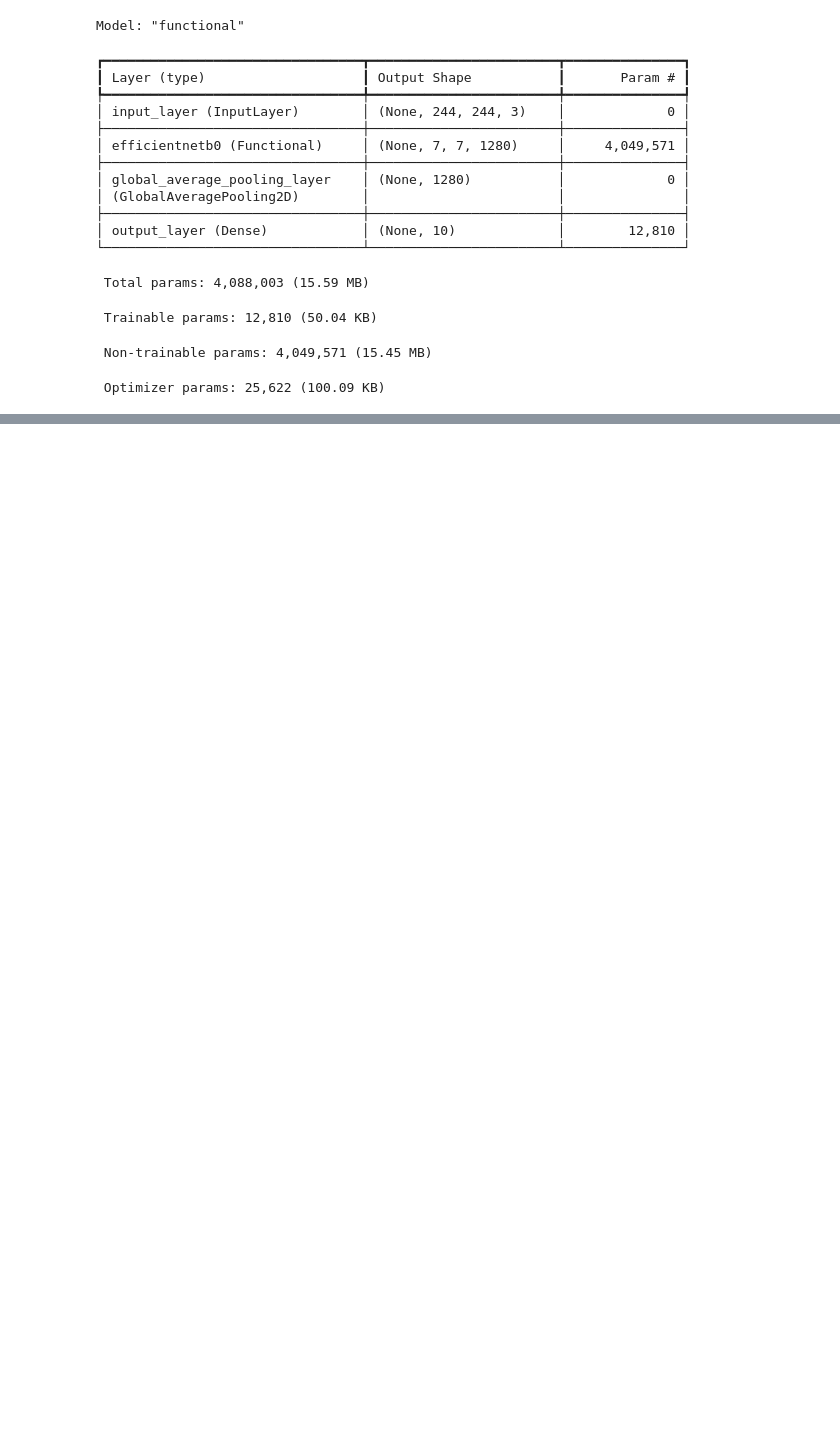
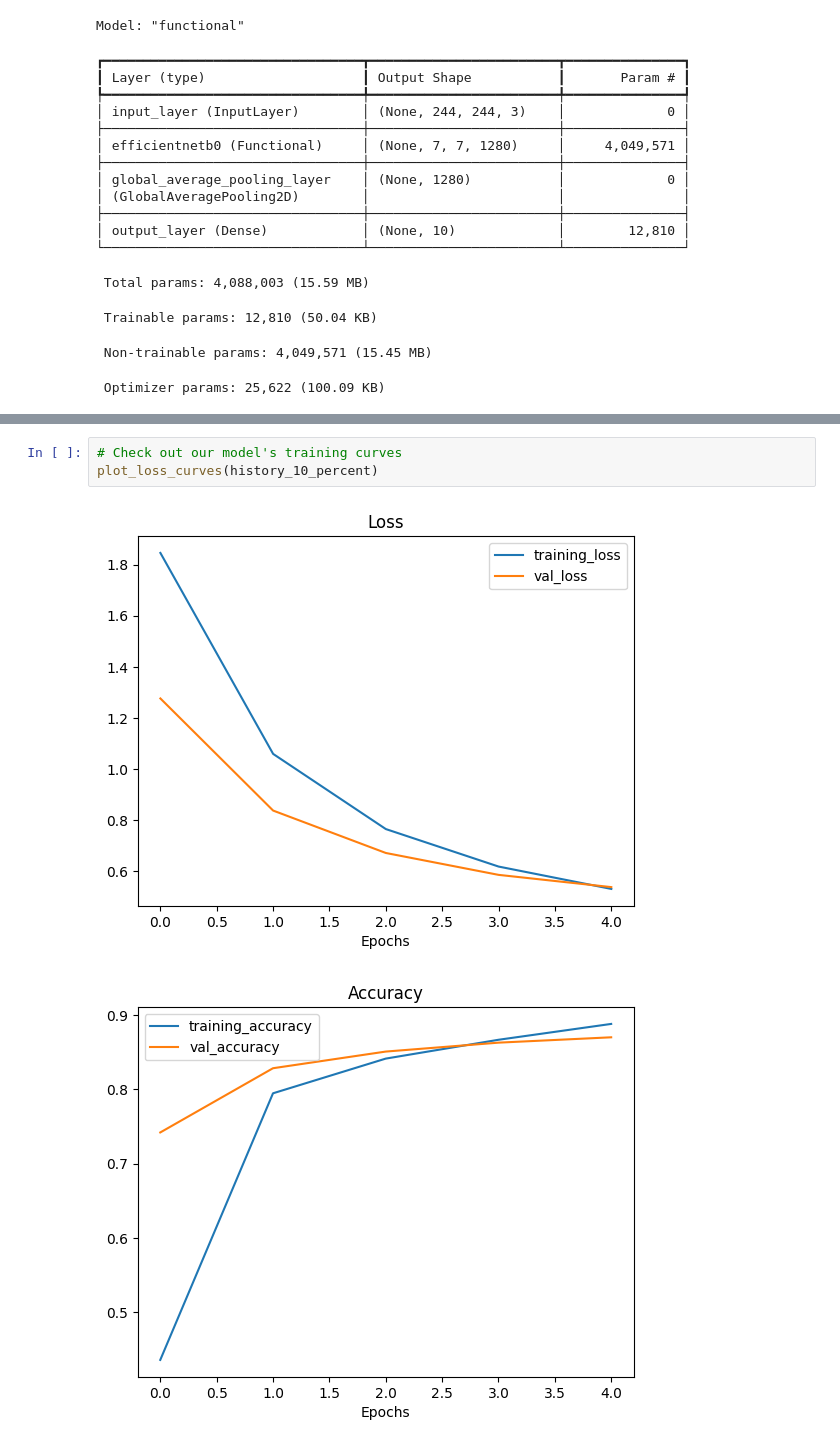
Before and after one commit to CprALin/JupyterNotebooks, a Jupyter notebook: 05_tensorflow_transfer_learning_fine_tuning.ipynb, the cells around one changed output, grey strips where cells are left out. Drawn from its saved outputs; the diff is of its cells as text; blank space fills up the shorter version.

Commit message:
# Fine Tuning - Model_1

```diff
--- a/05_tensorflow_transfer_learning_fine_tuning.ipynb
+++ b/05_tensorflow_transfer_learning_fine_tuning.ipynb
@@ -224,0 +302,6 @@ Model: "functional"
+# %%
+# Check out our model's training curves
+plot_loss_curves(history_10_percent)
+# %% [output]
+[figure, added]
+[figure, added]
```
Also changed, not shown: parts of 30 cells of this notebook.
